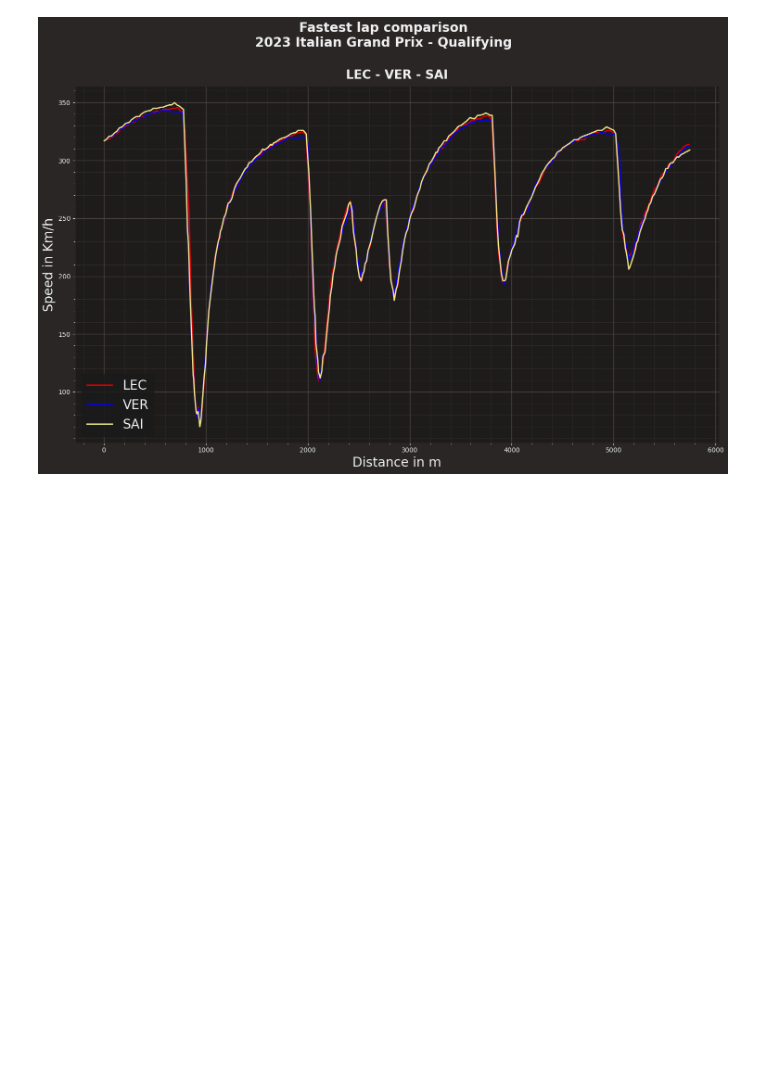
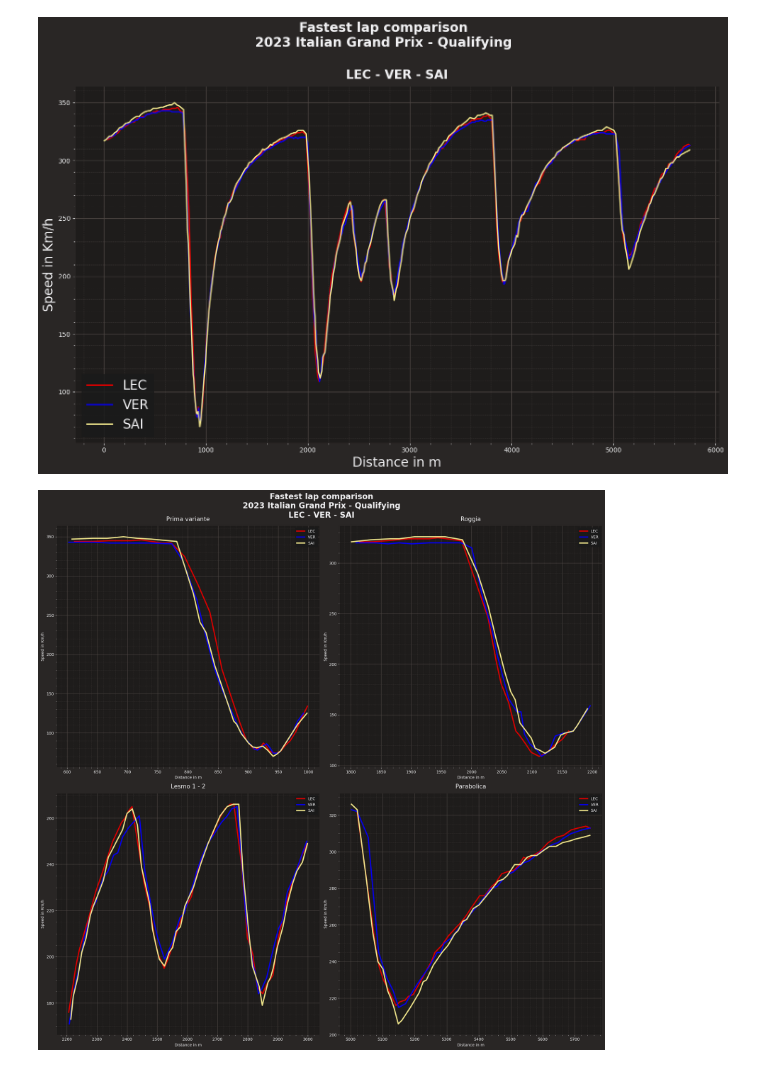
Before and after one commit to Rick8998/Monza2023F1, a Jupyter notebook: qualiTelemetry.ipynb, the cells around one changed output. Saved outputs shown, nothing was run; the diff lists cells and outputs as text; code cells hidden in the pictures; blank space fills up the shorter version.

```diff
--- a/qualiTelemetry.ipynb
+++ b/qualiTelemetry.ipynb
@@ -53,3 +54,93 @@ fig1.tight_layout()
 plt.show()
 # %% [output]
 [figure]
+# %%
+import warnings
+warnings.filterwarnings("ignore")
+import matplotlib.pyplot as plt
+import fastf1.plotting
+
+ff1.plotting.setup_mpl()
+
+lec_lap = fp.laps.pick_driver('LEC').pick_fastest()
+ver_lap = fp.laps.pick_driver('VER').pick_fastest()
+sai_lap = fp.laps.pick_driver('SAI').pick_fastest()
+
+lec_tel = lec_lap.get_car_data().add_distance()
+ver_tel = ver_lap.get_car_data().add_distance()
+sai_tel = sai_lap.get_car_data().add_distance()
+
+lec_tel_roggia = lec_tel.loc[lec_tel['Distance'].between(1800, 2200, inclusive=True)]
+ver_tel_roggia = ver_tel.loc[ver_tel['Distance'].between(1800, 2200, inclusive=True)]
+sai_tel_roggia = sai_tel.loc[sai_tel['Distance'].between(1800, 2200, inclusive=True)]
+
+lec_tel_lesmo = lec_tel.loc[lec_tel['Distance'].between(2200, 3000, inclusive=True)]
+ver_tel_lesmo = ver_tel.loc[ver_tel['Distance'].between(2200, 3000, inclusive=True)]
+sai_tel_lesmo = sai_tel.loc[sai_tel['Distance'].between(2200, 3000, inclusive=True)]
+
+lec_tel_t1 = lec_tel.loc[lec_tel['Distance'].between(600, 1000, inclusive=True)]
+ver_tel_t1 = ver_tel.loc[ver_tel['Distance'].between(600, 1000, inclusive=True)]
+sai_tel_t1 = sai_tel.loc[sai_tel['Distance'].between(600, 1000, inclusive=True)]
+
+lec_tel_parab = lec_tel.loc[lec_tel['Distance'].between(5000, 5800, inclusive=True)]
+ver_tel_parab = ver_tel.loc[ver_tel['Distance'].between(5000, 5800, inclusive=True)]
+sai_tel_parab = sai_tel.loc[sai_tel['Distance'].between(5000, 5800, inclusive=True)]
+
+ferr_color = ff1.plotting.team_color('FER')
+rbr_color = ff1.plotting.team_color('RBR')
+ferr2_color = "khaki"
+
+fig1, ax1 = plt.subplots(2, 2)
+fig1.set_figheight(20)
+fig1.set_figwidth(20)
+
+ax1[0,0].plot(lec_tel_t1['Distance'], lec_tel_t1['Speed'], color = ferr_color, label = 'LEC', linewidth=3)
+ax1[0,0].plot(ver_tel_t1['Distance'], ver_tel_t1['Speed'], color = rbr_color, label = 'VER', linewidth=3)
+ax1[0,0].plot(sai_tel_t1['Distance'], sai_tel_t1['Speed'], color = ferr2_color, label = 'SAI', linewidth=3)
+
+ax1[0,1].plot(lec_tel_roggia['Distance'], lec_tel_roggia['Speed'], color = ferr_color, label = 'LEC', linewidth=3)
+ax1[0,1].plot(ver_tel_roggia['Distance'], ver_tel_roggia['Speed'], color = rbr_color, label = 'VER', linewidth=3)
+ax1[0,1].plot(sai_tel_roggia['Distance'], sai_tel_roggia['Speed'], color = ferr2_color, label = 'SAI', linewidth=3)
+
+ax1[1,0].plot(lec_tel_lesmo['Distance'], lec_tel_lesmo['Speed'], color = ferr_color, label = 'LEC', linewidth=3)
+ax1[1,0].plot(ver_tel_lesmo['Distance'], ver_tel_lesmo['Speed'], color = rbr_color, label = 'VER', linewidth=3)
+ax1[1,0].plot(sai_tel_lesmo['Distance'], sai_tel_lesmo['Speed'], color = ferr2_color, label = 'SAI', linewidth=3)
+
+ax1[1,1].plot(lec_tel_parab['Distance'], lec_tel_parab['Speed'], color = ferr_color, label = 'LEC', linewidth=3)
+ax1[1,1].plot(ver_tel_parab['Distance'], ver_tel_parab['Speed'], color = rbr_color, label = 'VER', linewidth=3)
+ax1[1,1].plot(sai_tel_parab['Distance'], sai_tel_parab['Speed'], color = ferr2_color, label = 'SAI', linewidth=3)
+
+
+
+ax1[0,0].set_xlabel('Distance in m', size=10)
+ax1[0,0].set_ylabel('Speed in Km/h', size=10)
+
+ax1[0,1].set_xlabel('Distance in m', size=10)
+ax1[0,1].set_ylabel('Speed in Km/h', size=10)
+
+ax1[1,0].set_xlabel('Distance in m', size=10)
+ax1[1,0].set_ylabel('Speed in Km/h', size=10)
+
+ax1[1,1].set_xlabel('Distance in m', size=10)
+ax1[1,1].set_ylabel('Speed in Km/h', size=10)
+
+ax1[0,0].legend(prop={'size': 10})
+ax1[0,1].legend(prop={'size': 10})
+ax1[1,0].legend(prop={'size': 10})
+ax1[1,1].legend(prop={'size': 10})
+
+
+ax1[0,0].set_title(f"Prima variante", ha='center', fontsize=15)
+ax1[0,1].set_title(f"Roggia", ha='center', fontsize=15)
+ax1[1,0].set_title(f"Lesmo 1 - 2", ha='center', fontsize=15)
+ax1[1,1].set_title(f"Parabolica", ha='center', fontsize=15)
+
+
+fig1.suptitle(f"Fastest lap comparison\n"f"{fp.event.year} {fp.event.EventName} - {fp.name}\n{lec_lap['Driver']} - {ver_lap['Driver']} - {sai_lap['Driver']}",
+               size = 20, weight='bold', ha='center')
+#plt.subplots_adjust(top=0.85)
+fig1.tight_layout()
+
+plt.show()
+# %% [output]
+[figure, added]
```
Also changed, not shown: parts of 1 cell of this notebook.
